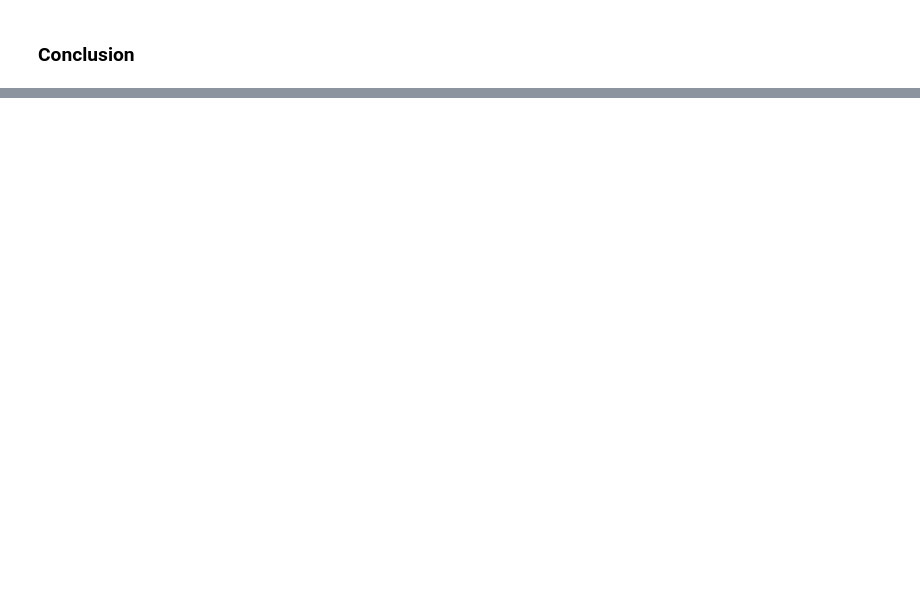
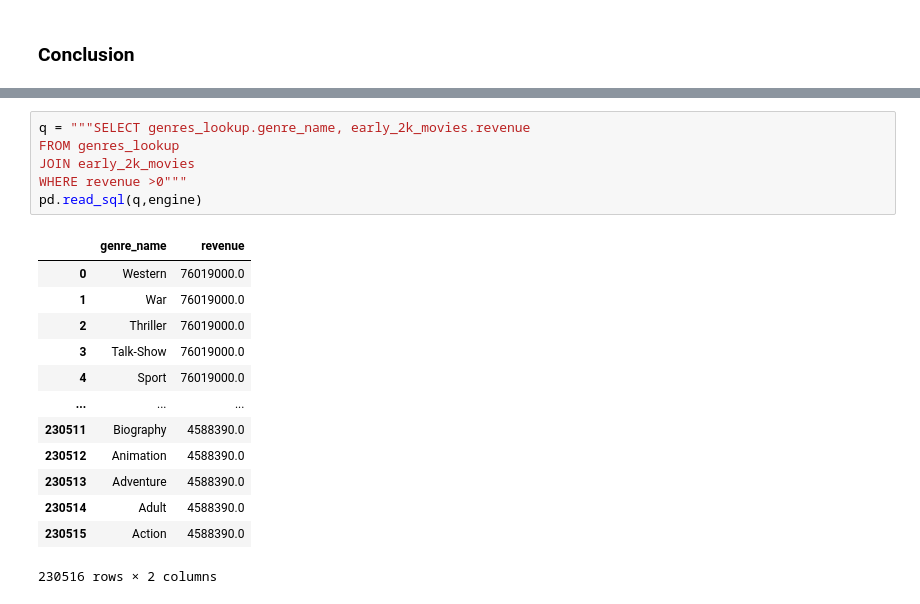
Before and after one commit to SeanRommes/Predicting-Better-Movies, a Jupyter notebook: Making Better Movies Pt. 4- Hypothesis Testing.ipynb, the cells around one changed output, grey strips where cells are left out. Drawn from its saved outputs; the diff is of its cells as text; blank space fills up the shorter version.

```diff
--- a/Making Better Movies Pt. 4- Hypothesis Testing.ipynb
+++ b/Making Better Movies Pt. 4- Hypothesis Testing.ipynb
@@ -458,0 +444,20 @@ We have failed to reject the null hypothesis, meaning that revenue from movies i
+# %%
+q = """SELECT genres_lookup.genre_name, early_2k_movies.revenue
+FROM genres_lookup
+JOIN early_2k_movies
+WHERE revenue >0"""
+pd.read_sql(q,engine)
+# %% [output]
+|  | genre_name | revenue |
+| 0 | Western | 76019000.0 |
+| 1 | War | 76019000.0 |
+| 2 | Thriller | 76019000.0 |
+| 3 | Talk-Show | 76019000.0 |
+| 4 | Sport | 76019000.0 |
+| ... | ... | ... |
+| 230511 | Biography | 4588390.0 |
+| 230512 | Animation | 4588390.0 |
+| 230513 | Adventure | 4588390.0 |
+| 230514 | Adult | 4588390.0 |
+| 230515 | Action | 4588390.0 |
+230516 rows × 2 columns
```
Also changed, not shown: parts of 25 cells of this notebook.
